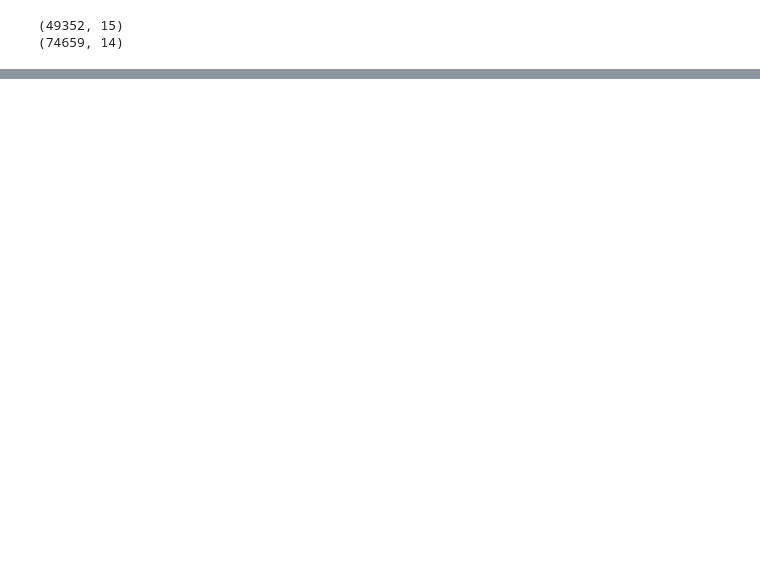
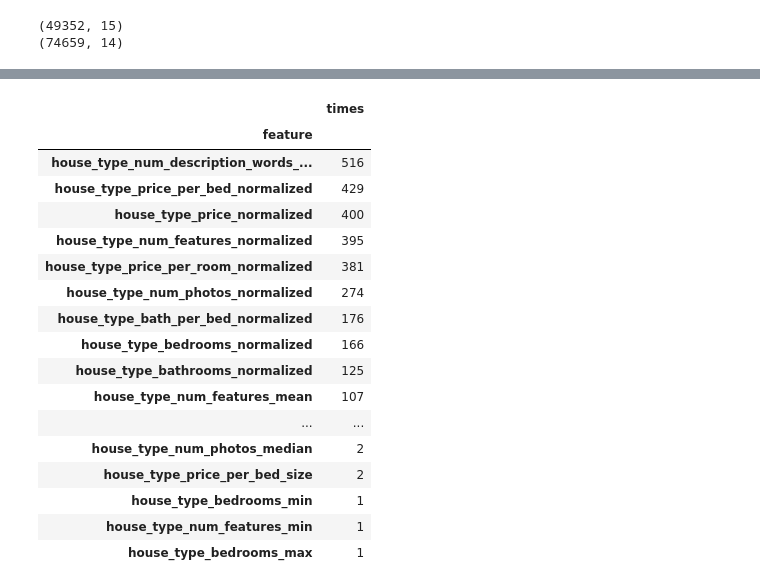
Before and after one commit to Huangjantson/2sigma, a Jupyter notebook: feature-validation-categorical-statistics.ipynb, the cells around one changed output, grey strips where cells are left out. Drawn from its saved outputs; the diff is of its cells as text; code cells hidden in the pictures; blank space fills up the shorter version.

Commit message:
validatng the statistics

```diff
--- a/feature-validation-categorical-statistics.ipynb
+++ b/feature-validation-categorical-statistics.ipynb
@@ -287,16 +410,32 @@ for dev_index, val_index in KF:
         """
         categorical_statistics(train_df,test_df,cf,nf,update_df = None)
         """
+
+
+
+
         #statitstic based on cid ,cv-manner statistics
         for f in main_st_nf:
+            """
             for train,test in skf:
                 categorical_statistics(dev_set.iloc[train,:],dev_set.iloc[test,:],'cluster_id_10',f\
                               ,update_df = dev_set)
                 categorical_statistics(dev_set.iloc[train,:],dev_set.iloc[test,:],'manager_id',f\
                               ,update_df = dev_set)
-
+                categorical_statistics(dev_set.iloc[train,:],dev_set.iloc[test,:],'cluster_id_30',f\
+                              ,update_df = dev_set)
+                categorical_statistics(dev_set.iloc[train,:],dev_set.iloc[test,:],'house_type',f\
+                              ,update_df = dev_set)
+            """
             categorical_statistics(dev_set,val_set,'cluster_id_10',f)
             categorical_statistics(dev_set,val_set,'manager_id',f)
+            categorical_statistics(dev_set,val_set,'cluster_id_30',f)
+            categorical_statistics(dev_set,val_set,'house_type',f)
+            categorical_size(dev_set,val_set,'cluster_id_10')
+            categorical_size(dev_set,val_set,'cluster_id_30')
+            categorical_size(dev_set,val_set,'manager_id')
+            categorical_size(dev_set,val_set,'house_type')
+
 
         """
          runXGB(train_X, train_y, test_X, test_y=None, feature_names=None, \
@@ -411,0 +578,27 @@ plt.show()
+# %%
+temp  = pd.DataFrame(showFscore(model,False))
+# %%
+temp.columns = ['feature','times']
+# %%
+temp = temp.set_index('feature')
+# %%
+temp.filter(like = 'house_type',axis = 0)
+# %% [output]
+|  | times |
+| feature |  |
+| house_type_num_description_words_... | 516 |
+| house_type_price_per_bed_normalized | 429 |
+| house_type_price_normalized | 400 |
+| house_type_num_features_normalized | 395 |
+| house_type_price_per_room_normalized | 381 |
+| house_type_num_photos_normalized | 274 |
+| house_type_bath_per_bed_normalized | 176 |
+| house_type_bedrooms_normalized | 166 |
+| house_type_bathrooms_normalized | 125 |
+| house_type_num_features_mean | 107 |
+| ... | ... |
+| house_type_num_photos_median | 2 |
+| house_type_price_per_bed_size | 2 |
+| house_type_bedrooms_min | 1 |
+| house_type_num_features_min | 1 |
+| house_type_bedrooms_max | 1 |
```
Also changed, not shown: parts of 19 cells of this notebook, 4 other files.
